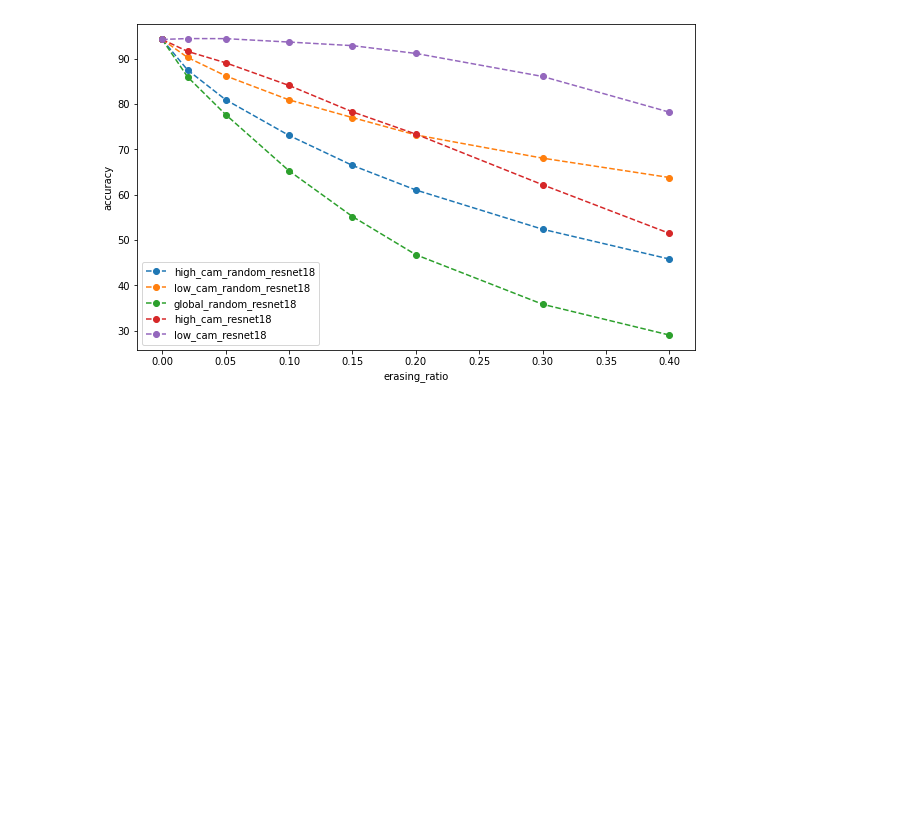
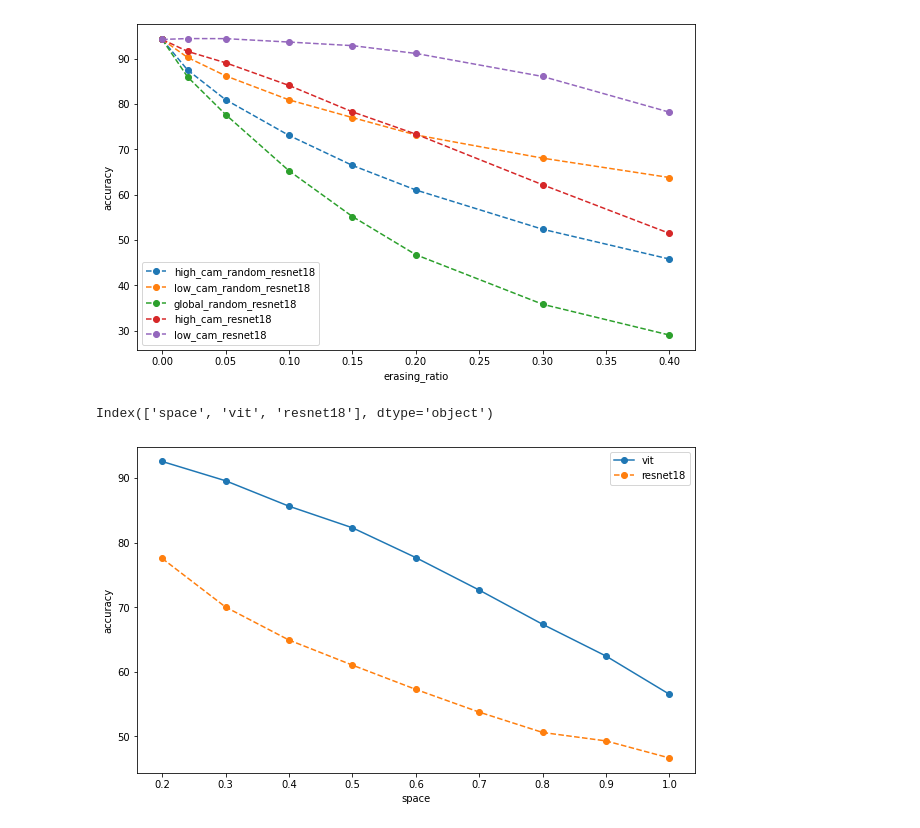
Before and after one commit to 1zeryu/GenInDL, a Jupyter notebook: plot.ipynb, the cells around one changed output. Cells and saved outputs as stored; diff of their text form; code cells hidden in the pictures; blank space fills up the shorter version.

```diff
--- a/plot.ipynb
+++ b/plot.ipynb
@@ -107,3 +107,29 @@ Name: low_cam_resnet18, dtype: float64
 [figure]
 [figure]
 [figure]
+# %%
+import pandas
+
+# read the plot.xlsx file and get the second table
+df2 = pandas.read_excel("plot.xlsx", sheet_name='Sheet2')
+
+df2.columns
+# %% [output]
+Index(['space', 'vit', 'resnet18'], dtype='object')
+# %%
+# get the data of each colomn
+space = df2['space']
+vit = df2['vit']
+resnet18 = df2['resnet18']
+
+# plot the figure that x axis is the space and y axis is the accuracy of vit and resnet18
+import matplotlib.pyplot as plt
+plt.figure(figsize=(10, 6))
+plt.plot(space, vit, label='vit', marker='o')
+plt.plot(space, resnet18, label='resnet18', linestyle='--', marker='o')
+plt.xlabel('space')
+plt.ylabel('accuracy')
+plt.legend(loc='best')
+plt.show()
+# %% [output]
+[figure, added]
```
Also changed, not shown: 1 other file.
